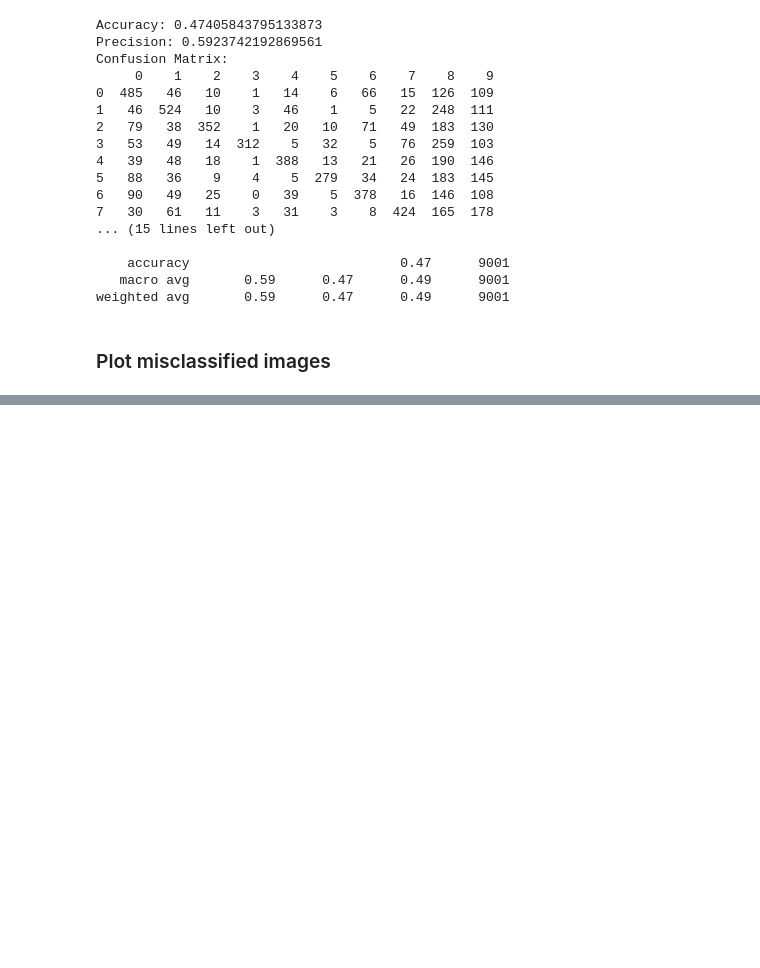
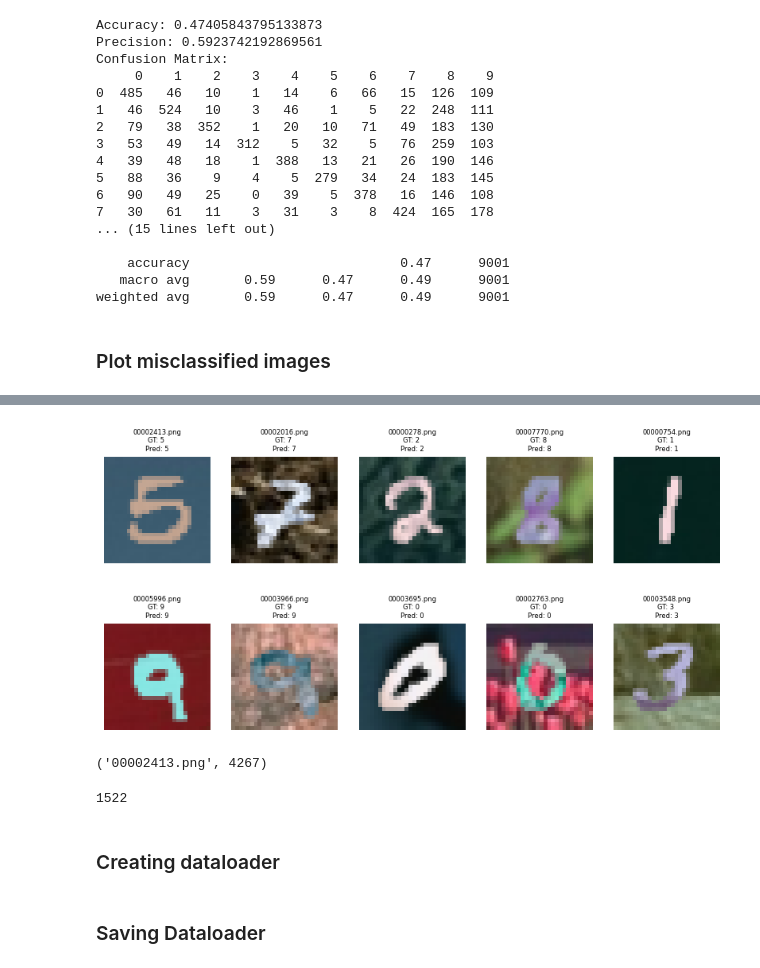
Before and after one commit to scaairesearch/da_demo, a Jupyter notebook: da_mnist_demo_v6.ipynb, the cells around one changed output, grey strips where cells are left out. Saved outputs shown, nothing was run; the diff lists cells and outputs as text; code cells hidden in the pictures; blank space fills up the shorter version.

```diff
--- a/da_mnist_demo_v6.ipynb
+++ b/da_mnist_demo_v6.ipynb
@@ -1662,0 +1653,7 @@ plot_misclassified_images(target_misclassified_images, num_image = 20)
+# %%
+list_mnist_m_dann_classified= get_misclassified_images_list(model = infer_model_dann,
+                                  device = device,
+                                  test_loader = dataloader_target_test,
+                                  bool_classified = True,
+                                  num_image = len(dataloader_target_test.dataset),
+                                  class_names = ['0', '1', '2', '3', '4', '5', '6', '7', '8', '9'])
@@ -1662,0 +1668,8 @@ plot_misclassified_images(target_misclassified_images, num_image = 20)
+# %%
+plot_images(list_mnist_m_dann_classified)
+# %% [output]
+[figure, added]
+# %%
+list_mnist_m_dann_classified[0][3] , len(list_mnist_m_dann_classified)
+# %% [output]
+('00002413.png', 4267)
@@ -1662,0 +1686,6 @@ plot_misclassified_images(target_misclassified_images, num_image = 20)
+# %%
+len(list_mnist_m_non_dann_misclassified_dann_classified)
+# %% [output]
+1522
+# %% [markdown]
+### Creating dataloader
@@ -1662,0 +1726,2 @@ plot_misclassified_images(target_misclassified_images, num_image = 20)
+# %% [markdown]
+### Saving Dataloader
```
Also changed, not shown: parts of 49 cells of this notebook.
